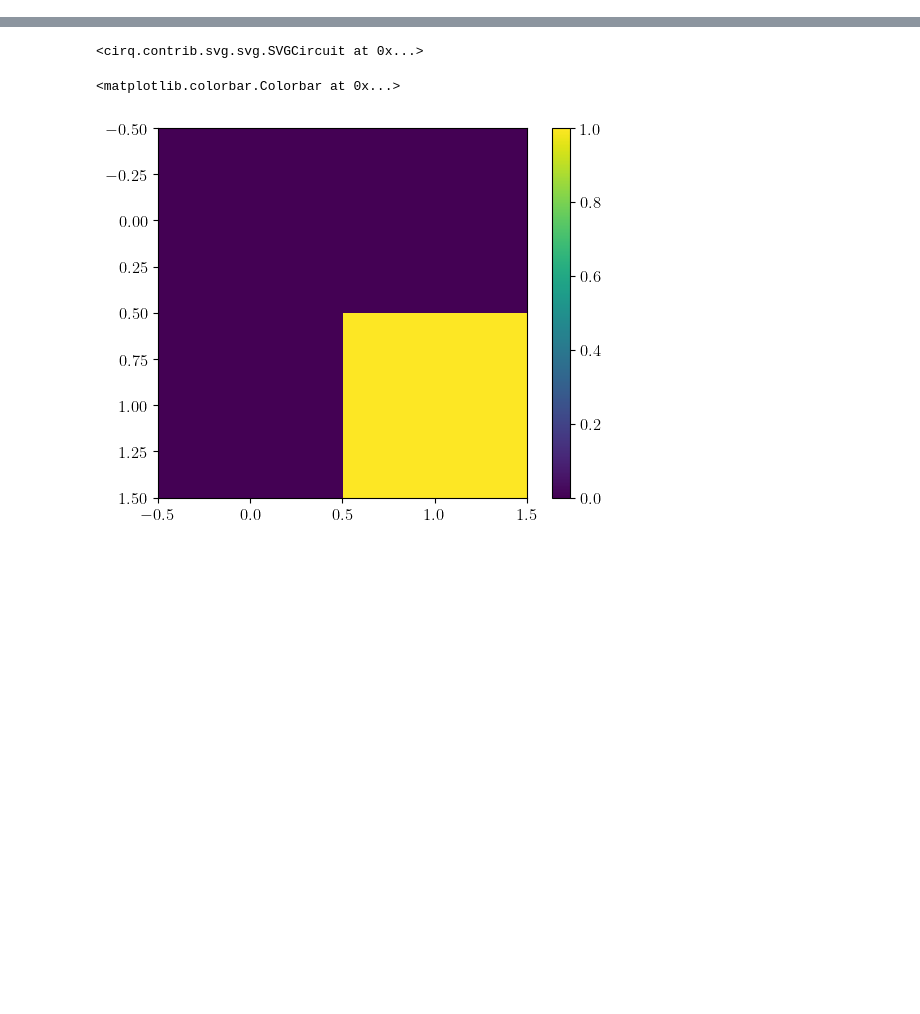
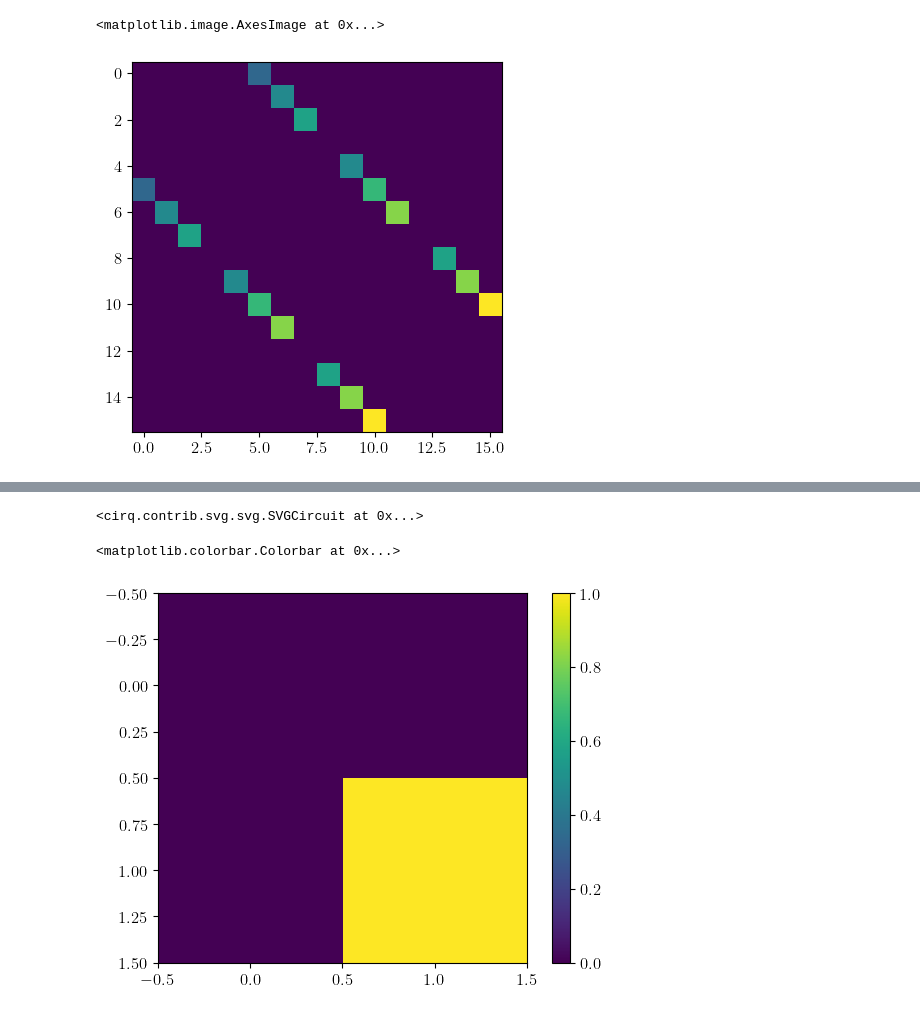
Before and after one commit to Tufts-QIQC/LOBE, a Jupyter notebook: notebooks/bosonic_lwo.ipynb, the cells around one changed output, grey strips where cells are left out. Drawn from its saved outputs; the diff is of its cells as text; code cells hidden in the pictures; blank space fills up the shorter version.

```diff
--- a/notebooks/bosonic_lwo.ipynb
+++ b/notebooks/bosonic_lwo.ipynb
@@ -31,3 +31,48 @@ plt.rcParams["font.size"] = 12
 plt.rc('text', usetex=True)
 import warnings
 warnings.filterwarnings('ignore')
+# %%
+operator = ParticleOperator('a1^ a0^')
+operator += operator.dagger()
+
+maximum_occupation_number = 3
+
+active_modes, exponents_list = [1, 0], [(1, 0), (1, 0)]
+number_of_active_modes = len(active_modes)
+
+expected_rescaling_factor = 2
+for exponents in exponents_list:
+    expected_rescaling_factor *= np.sqrt(maximum_occupation_number) ** (
+        sum(exponents)
+    )
+basis = get_basis_of_full_system(maximum_occupation_number, 0, operator.max_bosonic_mode + 1)
+H_matrix = generate_matrix(operator, basis)
+
+n_clean_ancillae = 10
+index_register = [cirq.LineQubit(0)]
+clean_ancilla_register = [cirq.LineQubit(i) for i in range(1, n_clean_ancillae + 1)]
+be_anc_register = [cirq.LineQubit(i) for i in range(n_clean_ancillae + 1, n_clean_ancillae + 1 + 2 + number_of_active_modes)]
+system = System(maximum_occupation_number,
+                len(index_register) + len(clean_ancilla_register) + len(be_anc_register),
+                0,
+                operator.max_bosonic_mode + 1)
+
+PREPARE = []
+for bosonic_reg in system.bosonic_modes:
+    PREPARE.append(cirq.I.on_each(*bosonic_reg))
+PREPARE.append(cirq.X.on(index_register[0]))
+SELECT, _ = self_inverse_bosonic_product_plus_hc_block_encoding(
+    system = system,
+    block_encoding_ancillae=be_anc_register,
+    active_indices=active_modes,
+    exponents_list=exponents_list,
+    sign = 1,
+    clean_ancillae=clean_ancilla_register,
+    ctrls = ([index_register[0]], [1])
+)
+PREPARE_DAGGER = [cirq.X.on(index_register[0])]
+# %%
+plt.imshow(H_matrix.real)
+# %% [output]
+<matplotlib.image.AxesImage at 0x...>
+[figure, added]
```
Also changed, not shown: parts of 4 cells of this notebook, 3 other files.
